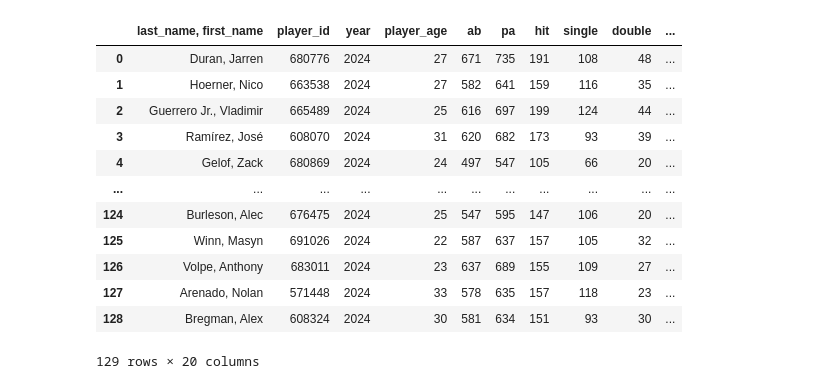
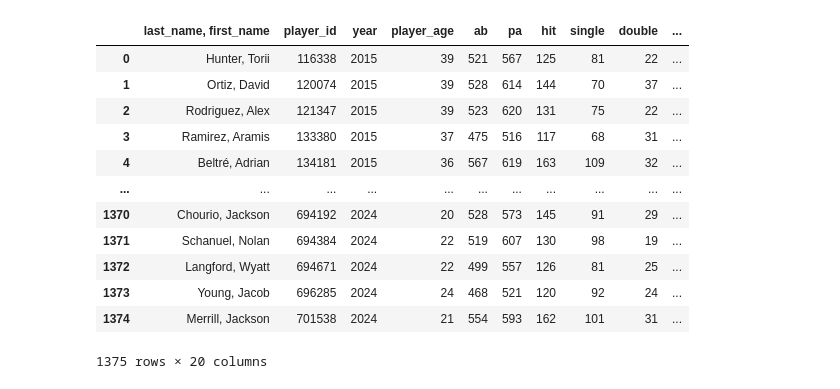
Before and after one commit to bpawlow/mlb-simulation-game, a Jupyter notebook: data/hitting-data-cleaning.ipynb, the cells around one changed output. Saved outputs shown, nothing was run; the diff lists cells and outputs as text; code cells hidden in the pictures.

```diff
--- a/data/hitting-data-cleaning.ipynb
+++ b/data/hitting-data-cleaning.ipynb
@@ -4,18 +94,18 @@ import pandas as pd
 # %%
-#load hitting data from csv
-hitting_df = pd.read_csv('hitting-stats.csv')
+#load hitting data from Savant
+hitting_df = pd.read_csv('savant/hitting-stats.csv')
 hitting_df
 # %% [output]
 |  | last_name, first_name | player_id | year | player_age | ab | pa | hit | single | double | ... |
-| 0 | Duran, Jarren | 680776 | 2024 | 27 | 671 | 735 | 191 | 108 | 48 | ... |
-| 1 | Hoerner, Nico | 663538 | 2024 | 27 | 582 | 641 | 159 | 116 | 35 | ... |
-| 2 | Guerrero Jr., Vladimir | 665489 | 2024 | 25 | 616 | 697 | 199 | 124 | 44 | ... |
-| 3 | Ramírez, José | 608070 | 2024 | 31 | 620 | 682 | 173 | 93 | 39 | ... |
-| 4 | Gelof, Zack | 680869 | 2024 | 24 | 497 | 547 | 105 | 66 | 20 | ... |
+| 0 | Hunter, Torii | 116338 | 2015 | 39 | 521 | 567 | 125 | 81 | 22 | ... |
+| 1 | Ortiz, David | 120074 | 2015 | 39 | 528 | 614 | 144 | 70 | 37 | ... |
+| 2 | Rodriguez, Alex | 121347 | 2015 | 39 | 523 | 620 | 131 | 75 | 22 | ... |
+| 3 | Ramirez, Aramis | 133380 | 2015 | 37 | 475 | 516 | 117 | 68 | 31 | ... |
+| 4 | Beltré, Adrian | 134181 | 2015 | 36 | 567 | 619 | 163 | 109 | 32 | ... |
 | ... | ... | ... | ... | ... | ... | ... | ... | ... | ... | ... |
-| 124 | Burleson, Alec | 676475 | 2024 | 25 | 547 | 595 | 147 | 106 | 20 | ... |
-| 125 | Winn, Masyn | 691026 | 2024 | 22 | 587 | 637 | 157 | 105 | 32 | ... |
-| 126 | Volpe, Anthony | 683011 | 2024 | 23 | 637 | 689 | 155 | 109 | 27 | ... |
-| 127 | Arenado, Nolan | 571448 | 2024 | 33 | 578 | 635 | 157 | 118 | 23 | ... |
-| 128 | Bregman, Alex | 608324 | 2024 | 30 | 581 | 634 | 151 | 93 | 30 | ... |
+| 1370 | Chourio, Jackson | 694192 | 2024 | 20 | 528 | 573 | 145 | 91 | 29 | ... |
+| 1371 | Schanuel, Nolan | 694384 | 2024 | 22 | 519 | 607 | 130 | 98 | 19 | ... |
+| 1372 | Langford, Wyatt | 694671 | 2024 | 22 | 499 | 557 | 126 | 81 | 25 | ... |
+| 1373 | Young, Jacob | 696285 | 2024 | 24 | 468 | 521 | 120 | 92 | 24 | ... |
+| 1374 | Merrill, Jackson | 701538 | 2024 | 21 | 554 | 593 | 162 | 101 | 31 | ... |
-129 rows × 20 columns
+1375 rows × 20 columns
```
Also changed, not shown: parts of 9 cells of this notebook, 12 other files.
